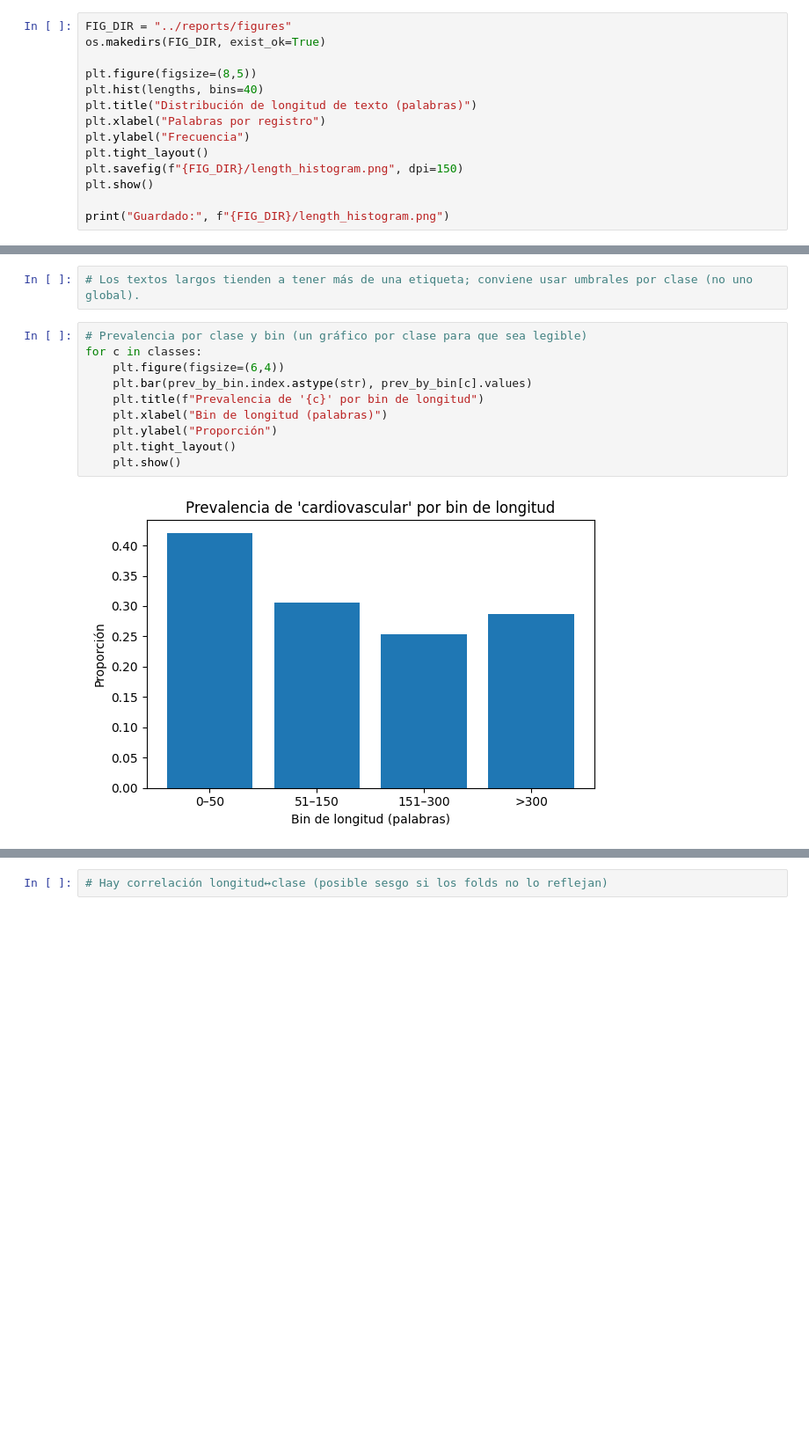
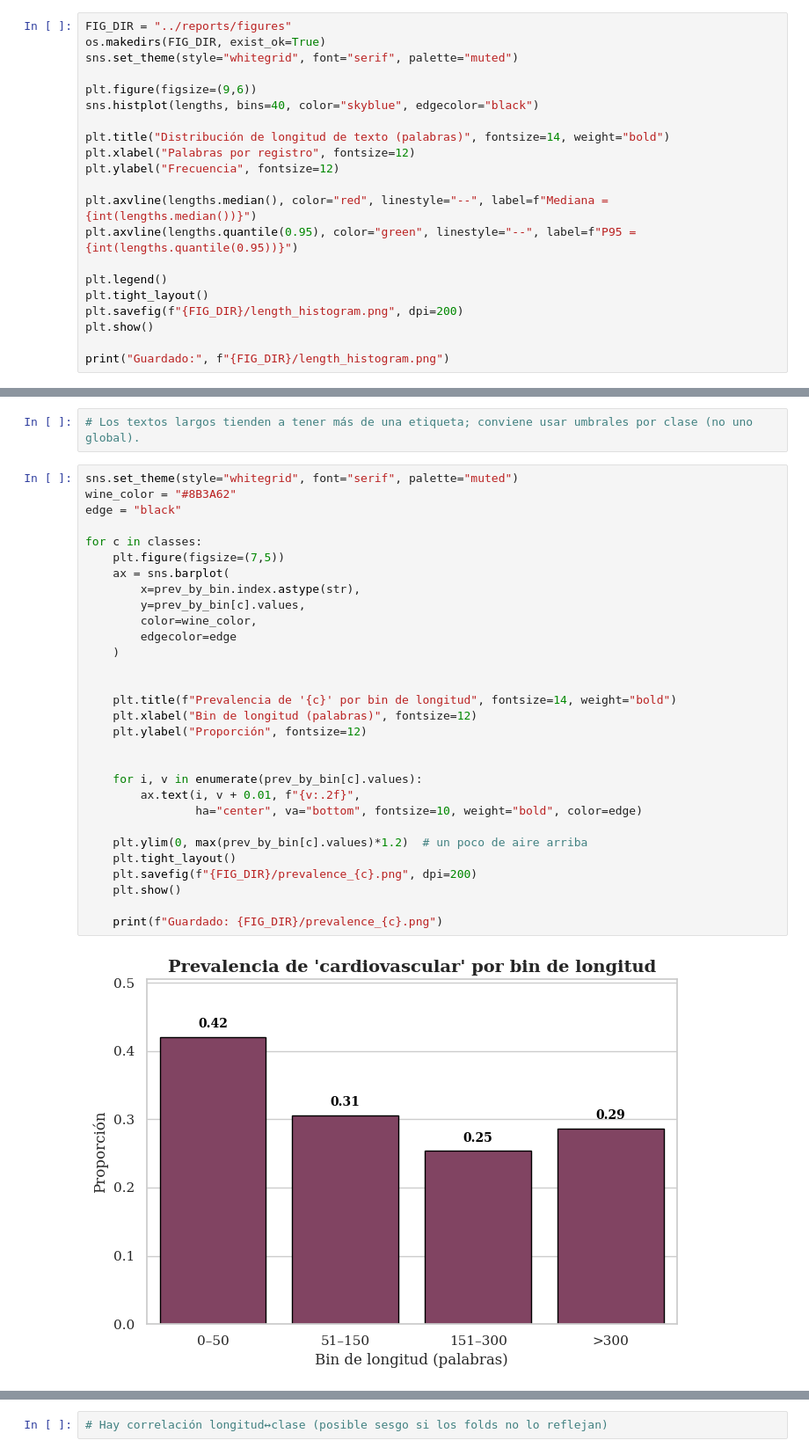
Before and after one commit to siderbrand/ai-data-challenge, a Jupyter notebook: notebooks/01_eda.ipynb, the cells around one changed output, grey strips where cells are left out. Shown: that part at 88% size. Cells and saved outputs as stored; diff of their text form; blank space fills up the shorter version.

```diff
--- a/notebooks/01_eda.ipynb
+++ b/notebooks/01_eda.ipynb
@@ -137,14 +137,21 @@ length_stats
 # %%
 FIG_DIR = "../reports/figures"
 os.makedirs(FIG_DIR, exist_ok=True)
+sns.set_theme(style="whitegrid", font="serif", palette="muted")
 
-plt.figure(figsize=(8,5))
-plt.hist(lengths, bins=40)
-plt.title("Distribución de longitud de texto (palabras)")
-plt.xlabel("Palabras por registro")
-plt.ylabel("Frecuencia")
+plt.figure(figsize=(9,6))
+sns.histplot(lengths, bins=40, color="skyblue", edgecolor="black")
+
+plt.title("Distribución de longitud de texto (palabras)", fontsize=14, weight="bold")
+plt.xlabel("Palabras por registro", fontsize=12)
+plt.ylabel("Frecuencia", fontsize=12)
+
+plt.axvline(lengths.median(), color="red", linestyle="--", label=f"Mediana = {int(lengths.median())}")
+plt.axvline(lengths.quantile(0.95), color="green", linestyle="--", label=f"P95 = {int(lengths.quantile(0.95))}")
+
+plt.legend()
 plt.tight_layout()
-plt.savefig(f"{FIG_DIR}/length_histogram.png", dpi=150)
+plt.savefig(f"{FIG_DIR}/length_histogram.png", dpi=200)
 plt.show()
 
 print("Guardado:", f"{FIG_DIR}/length_histogram.png")
@@ -251,14 +292,34 @@ plt.show()
 # %%
 # Los textos largos tienden a tener más de una etiqueta; conviene usar umbrales por clase (no uno global).
 # %%
-# Prevalencia por clase y bin (un gráfico por clase para que sea legible)
+sns.set_theme(style="whitegrid", font="serif", palette="muted")
+wine_color = "#8B3A62"
+edge = "black"
+
 for c in classes:
-    plt.figure(figsize=(6,4))
-    plt.bar(prev_by_bin.index.astype(str), prev_by_bin[c].values)
-    plt.title(f"Prevalencia de '{c}' por bin de longitud")
-    plt.xlabel("Bin de longitud (palabras)")
-    plt.ylabel("Proporción")
+    plt.figure(figsize=(7,5))
+    ax = sns.barplot(
+        x=prev_by_bin.index.astype(str),
+        y=prev_by_bin[c].values,
+        color=wine_color,
+        edgecolor=edge
+    )
+
+
+    plt.title(f"Prevalencia de '{c}' por bin de longitud", fontsize=14, weight="bold")
+    plt.xlabel("Bin de longitud (palabras)", fontsize=12)
+    plt.ylabel("Proporción", fontsize=12)
+
+
+    for i, v in enumerate(prev_by_bin[c].values):
+        ax.text(i, v + 0.01, f"{v:.2f}",
+                ha="center", va="bottom", fontsize=10, weight="bold", color=edge)
+
+    plt.ylim(0, max(prev_by_bin[c].values)*1.2)  # un poco de aire arriba
     plt.tight_layout()
+    plt.savefig(f"{FIG_DIR}/prevalence_{c}.png", dpi=200)
     plt.show()
+
+    print(f"Guardado: {FIG_DIR}/prevalence_{c}.png")
 # %% [output]
-[figure, old version]
+[figure, new version]
```
Also changed, not shown: parts of 8 cells of this notebook.
